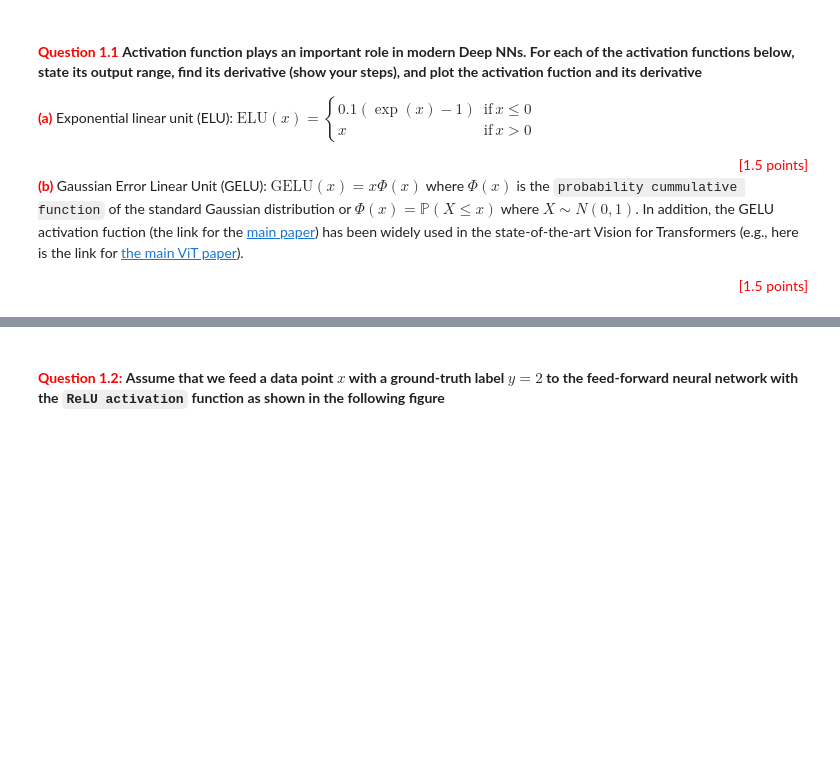
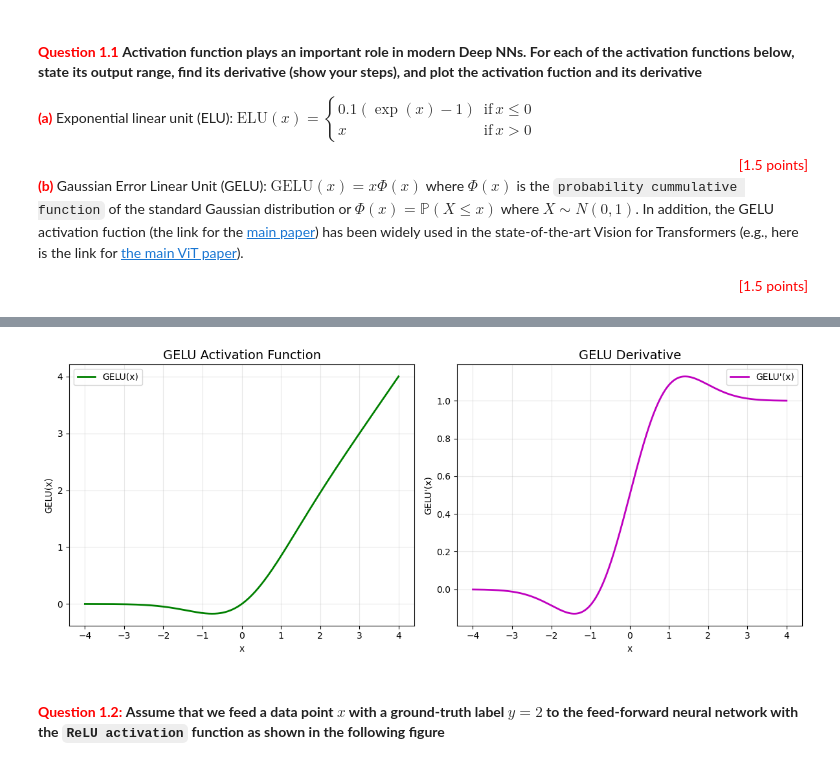
Before and after one commit to MinGGGoD/DL_ASS, a Jupyter notebook: Assignment01_Part1_solution.ipynb, the cells around one changed output, grey strips where cells are left out. Saved outputs shown, nothing was run; the diff lists cells and outputs as text; code cells hidden in the pictures; blank space fills up the shorter version.

```diff
--- a/Assignment01_Part1_solution.ipynb
+++ b/Assignment01_Part1_solution.ipynb
@@ -22,3 +106,47 @@ x & \text{if}\,x>0
+# %%
+import numpy as np
+import matplotlib.pyplot as plt
+from scipy.stats import norm
+
+# Create x values
+x = np.linspace(-4, 4, 1000)
+
+# GELU function and its derivative
+def gelu(x):
+    return x * norm.cdf(x)
+
+def gelu_derivative(x):
+    phi = norm.pdf(x)  # Standard normal probability density function
+    return norm.cdf(x) + x * phi
+
+# Calculate function values
+gelu_values = gelu(x)
+gelu_deriv_values = gelu_derivative(x)
+
+# Create plots
+fig, axes = plt.subplots(1, 2, figsize=(12, 5))
+
+# GELU function
+axes[0].plot(x, gelu_values, 'g-', linewidth=2, label='GELU(x)')
+axes[0].set_title('GELU Activation Function', fontsize=14)
+axes[0].set_xlabel('x')
+axes[0].set_ylabel('GELU(x)')
+axes[0].grid(True, alpha=0.3)
+axes[0].legend()
+
+# GELU derivative
+axes[1].plot(x, gelu_deriv_values, 'm-', linewidth=2, label="GELU'(x)")
+axes[1].set_title('GELU Derivative', fontsize=14)
+axes[1].set_xlabel('x')
+axes[1].set_ylabel("GELU'(x)")
+axes[1].grid(True, alpha=0.3)
+axes[1].legend()
+
+plt.tight_layout()
+plt.savefig('gelu_activation.png', dpi=300, bbox_inches='tight')
+plt.show()
+# %% [output]
+[figure, added]
 # %% [markdown]
 ####  <span style="color:red">**Question 1.2:**</span> **Assume that we feed a data point $x$ with a ground-truth label $y=2$ to the feed-forward neural network with the `ReLU activation` function as shown in the following figure**
 # %% [markdown]
```
Also changed, not shown: parts of 7 cells of this notebook.
